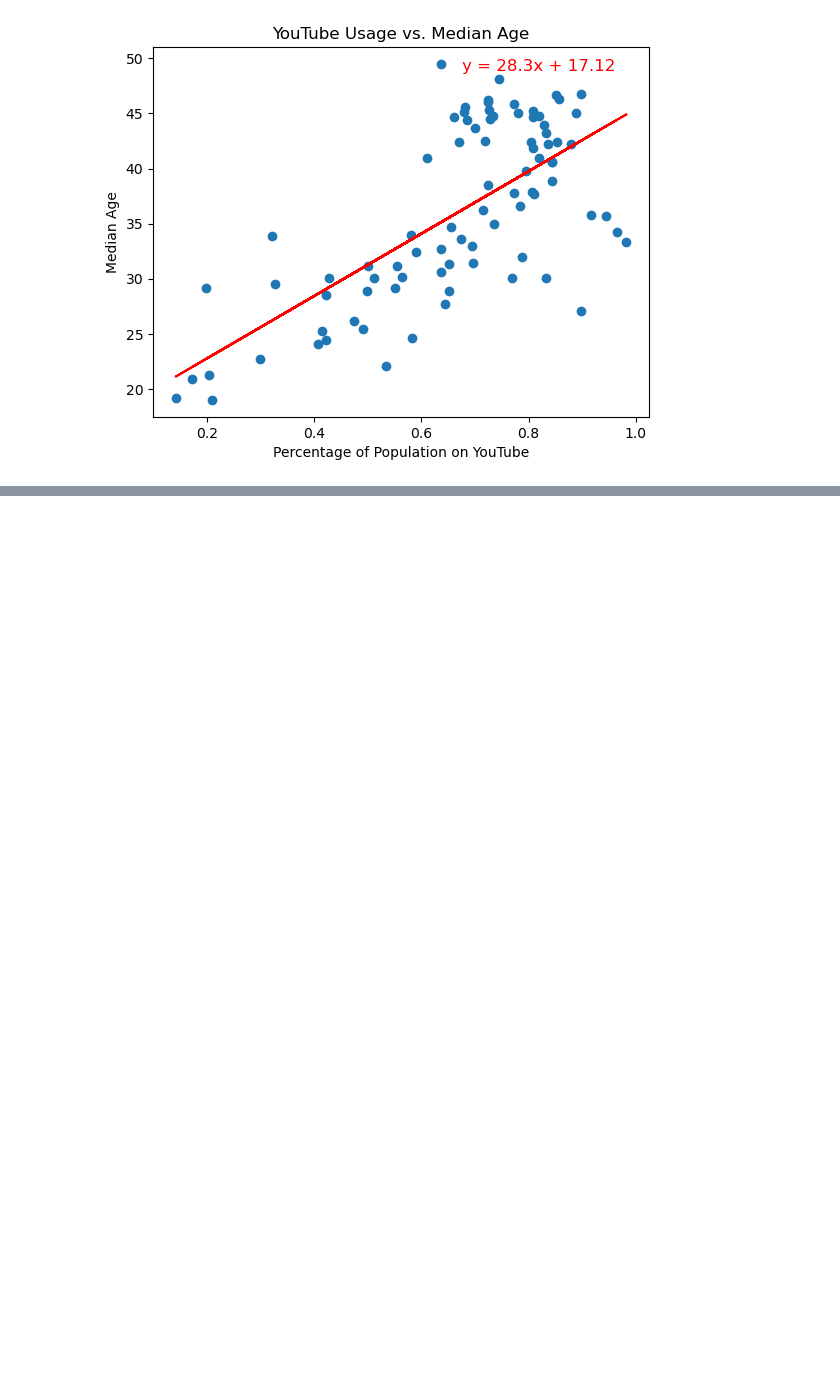
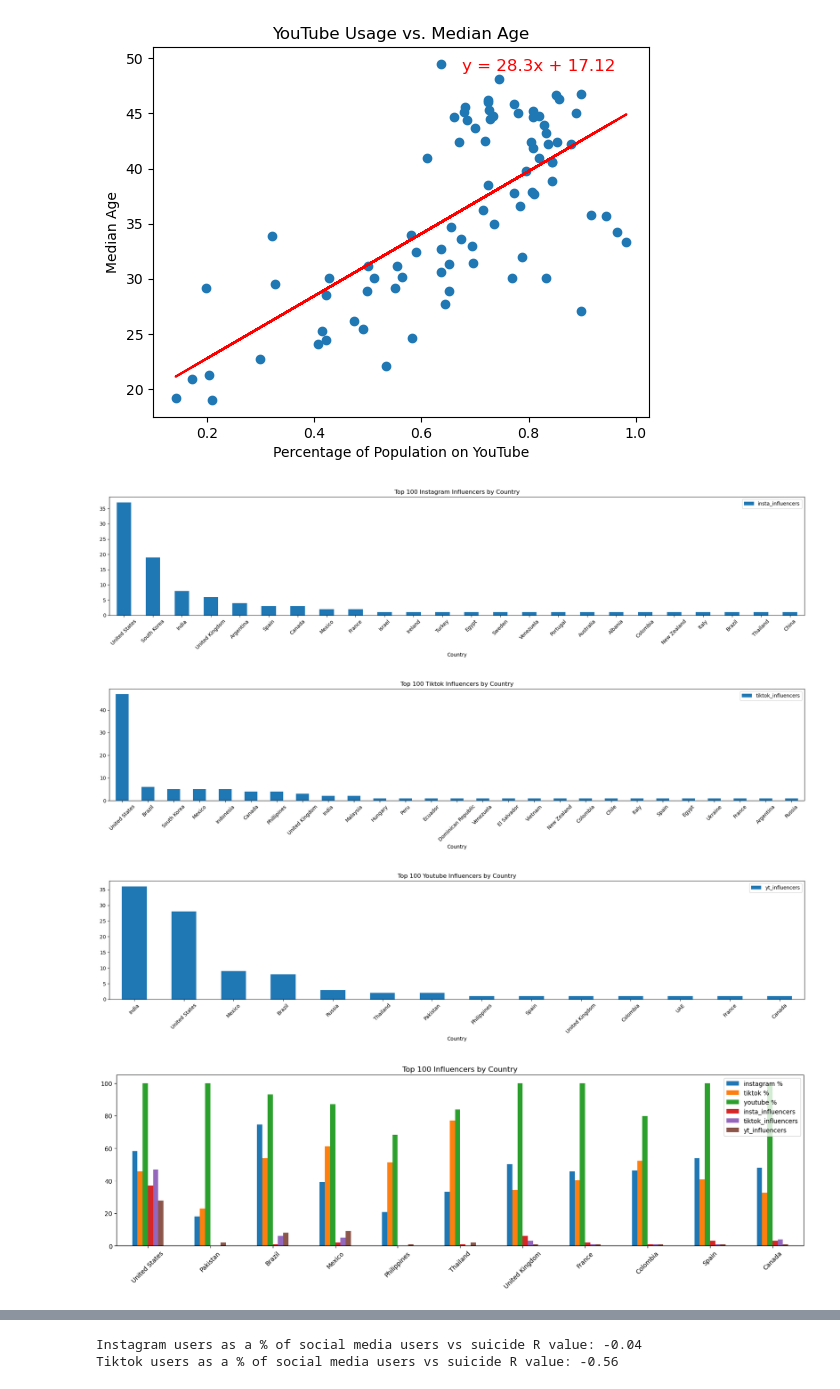
Before and after one commit to MyJineng/Project1, a Jupyter notebook: platform_analysis/platform_analysis.ipynb, the cells around one changed output, grey strips where cells are left out. Cells and saved outputs as stored; diff of their text form; code cells hidden in the pictures; blank space fills up the shorter version.

```diff
--- a/platform_analysis/platform_analysis.ipynb
+++ b/platform_analysis/platform_analysis.ipynb
@@ -358,7 +360,7 @@ plt.show()
 # %% [output]
 [figure]
 # %%
-path = 'C:\PycharmProjects\project'
+path = '..\\country_data\\'
 mktsmall = pd.read_csv(rf'{path}\facebook.csv')
 csvs = ['youtube', 'tiktok', 'world', 'instagram']
 for x in csvs:
@@ -378,7 +380,7 @@ plotbdf = mktsmall[["tiktok %", "country"]]
 # resetting index so influencers by country of origin is a colunn
 idf = pd.read_csv(rf'{path}\top_1000_instagramers.csv')
 idf = idf["country"].value_counts().reset_index()
-idf = idf.rename(columns={'country': 'insta_influencers', 'index': 'country', })
+idf = idf.rename(columns={'count': 'insta_influencers'})
 
 # Bargraphs of influencers by country
 plot = idf.plot(kind="bar", figsize=(20, 5))
@@ -390,7 +392,7 @@ plt.show()
 
 tdf = pd.read_csv(rf'{path}\top_1000_tiktok.csv')
 tdf = tdf["country"].value_counts().reset_index()
-tdf = tdf.rename(columns={'country': 'tiktok_influencers', 'index': 'country', })
+tdf = tdf.rename(columns={'count': 'tiktok_influencers'})
 
 plot = tdf.plot(kind="bar", figsize=(20, 5))
 plot.set_xticklabels(tdf["country"], rotation=45)
@@ -401,7 +403,7 @@ plt.show()
 
 ydf = pd.read_csv(rf'{path}\top_1000_yt.csv')
 ydf = ydf["country"].value_counts().reset_index()
-ydf = ydf.rename(columns={'country': 'yt_influencers', 'index': 'country', })
+ydf = ydf.rename(columns={'count': 'yt_influencers'})
 
 plot = ydf.plot(kind="bar", figsize=(20, 5))
 plot.set_xticklabels(ydf["country"], rotation=45)
@@ -419,6 +421,7 @@ mktsmall = mktsmall.merge(ydf, how='inner', on="country")
 mktsmall = mktsmall[
     ['country', 'instagram %', "tiktok %", "youtube %", 'insta_influencers', 'tiktok_influencers', 'yt_influencers', ]]
 # bargraph
+mktsmall = mktsmall.drop(index=[11,12])
 multi_plot = mktsmall.plot(kind="bar", figsize=(20, 5))
 multi_plot.set_xticklabels(mktsmall["country"], rotation=45)
 plt.title("Top 100 Influencers by Country")
@@ -431,30 +434,35 @@ plt.title("Instagram Usage and Market Share of all Users")
 regress_values = plotadf["instagram %"] * slope + intercept
 line_eq = "y = " + str(round(slope, 2)) + "x + " + str(round(intercept, 2))
 plt.scatter(plotadf["instagram %"], plotadf["insta_influencers"])
 plt.plot(plotadf["instagram %"], regress_values, "r-")
 plt.annotate(line_eq, (0.6, 0.88), fontsize=12, color="red", xycoords="subfigure fraction")
 plt.show()
 
 # Regression lines to find R values
 sdf = pd.read_csv(rf'{path}\srate.csv')
 plotadf = plotdf.merge(sdf, how='inner', on="country")
 (slope, intercept, rvalue, pvalue, stderr) = linregress(plotadf['instagram %'], plotadf["suicide_rate"])
 regress_values = plotadf["instagram %"] * slope + intercept
 print(f'Instagram users as a % of social media users vs suicide R value: {rvalue.round(2)}')
 plotbdf = plotbdf.merge(sdf, how='inner', on="country")
 
 (slope, intercept, rvalue, pvalue, stderr) = linregress(plotbdf['tiktok %'], plotbdf["suicide_rate"])
 regress_values = plotbdf["tiktok %"] * slope + intercept
 print(f'Tiktok users as a % of social media users vs suicide R value: {rvalue.round(2)}')
 
 # Final scatterplots comparing ssocial media market share to amount of top influencers
 idf = idf.merge(sdf, how='inner', on="country")
 idf.plot.scatter(x='suicide_rate', y='insta_influencers', s=100, edgecolor="red");
 plt.title("Instagram vs Suicide")
 ydf = ydf.merge(sdf, how='inner', on="country")
 ydf.plot.scatter(x='suicide_rate', y='yt_influencers', s=100, edgecolor="red");
 plt.title("Youtube vs Suicide")
 tdf = tdf.merge(sdf, how='inner', on="country")
 tdf.plot.scatter(x='suicide_rate', y='tiktok_influencers', s=100, edgecolor="red");
 plt.title("TikTok vs Suicide")
 plt.show()
+# %% [output]
+[figure, added]
+[figure, added]
+[figure, added]
+[figure, added]
@@ -460,0 +470,2 @@ plt.show()
+Instagram users as a % of social media users vs suicide R value: -0.04
+Tiktok users as a % of social media users vs suicide R value: -0.56
```
Also changed, not shown: parts of 3 cells of this notebook.
